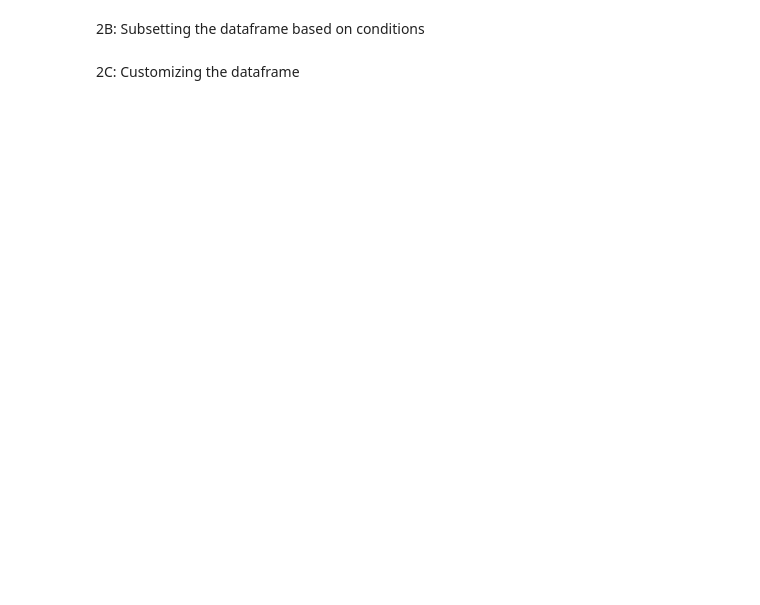
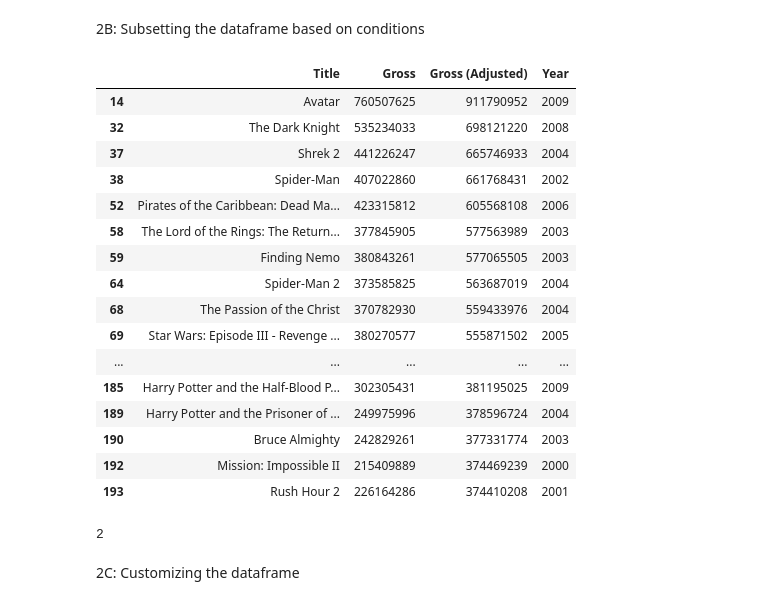
Before and after one commit to noahmckenna-coder/CS22B_SP26_datafiles, a Jupyter notebook: M05_HW05_data_explore.ipynb, the cells around one changed output. Saved outputs shown, nothing was run; the diff lists cells and outputs as text; code cells hidden in the pictures; blank space fills up the shorter version.

```diff
--- a/M05_HW05_data_explore.ipynb
+++ b/M05_HW05_data_explore.ipynb
@@ -50,10 +124,32 @@ small_df
 # %% [markdown]
 2B: Subsetting the dataframe based on conditions
 # %%
-### Create a smaller dataframe with movies made in the year 2000smovies_2000s = movies[(movies['Year'] >= 2000) & (movies['Year'] <= 2009)]
+### Create a smaller dataframe with movies made in the year 2000s
+movies_2000s = movies[(movies['Year'] >= 2000) & (movies['Year'] <= 2009)]
 movies_2000s
+# %% [output]
+|  | Title | Gross | Gross (Adjusted) | Year |
+| 14 | Avatar | 760507625 | 911790952 | 2009 |
+| 32 | The Dark Knight | 535234033 | 698121220 | 2008 |
+| 37 | Shrek 2 | 441226247 | 665746933 | 2004 |
+| 38 | Spider-Man | 407022860 | 661768431 | 2002 |
+| 52 | Pirates of the Caribbean: Dead Ma... | 423315812 | 605568108 | 2006 |
+| 58 | The Lord of the Rings: The Return... | 377845905 | 577563989 | 2003 |
+| 59 | Finding Nemo | 380843261 | 577065505 | 2003 |
+| 64 | Spider-Man 2 | 373585825 | 563687019 | 2004 |
+| 68 | The Passion of the Christ | 370782930 | 559433976 | 2004 |
+| 69 | Star Wars: Episode III - Revenge ... | 380270577 | 555871502 | 2005 |
+| ... | ... | ... | ... | ... |
+| 185 | Harry Potter and the Half-Blood P... | 302305431 | 381195025 | 2009 |
+| 189 | Harry Potter and the Prisoner of ... | 249975996 | 378596724 | 2004 |
+| 190 | Bruce Almighty | 242829261 | 377331774 | 2003 |
+| 192 | Mission: Impossible II | 215409889 | 374469239 | 2000 |
+| 193 | Rush Hour 2 | 226164286 | 374410208 | 2001 |
 # %%
-### How many movies Gross (use 'Gross (Adjusted)') over 1,500,000,000?movies[movies['Gross (Adjusted)'] > 1500000000].shape[0]
+### How many movies Gross (use 'Gross (Adjusted)') over 1,500,000,000?
+movies[movies['Gross (Adjusted)'] > 1500000000].shape[0]
+# %% [output]
+2
 # %% [markdown]
 2C: Customizing the dataframe
 # %%
```
Also changed, not shown: parts of 11 cells of this notebook.
